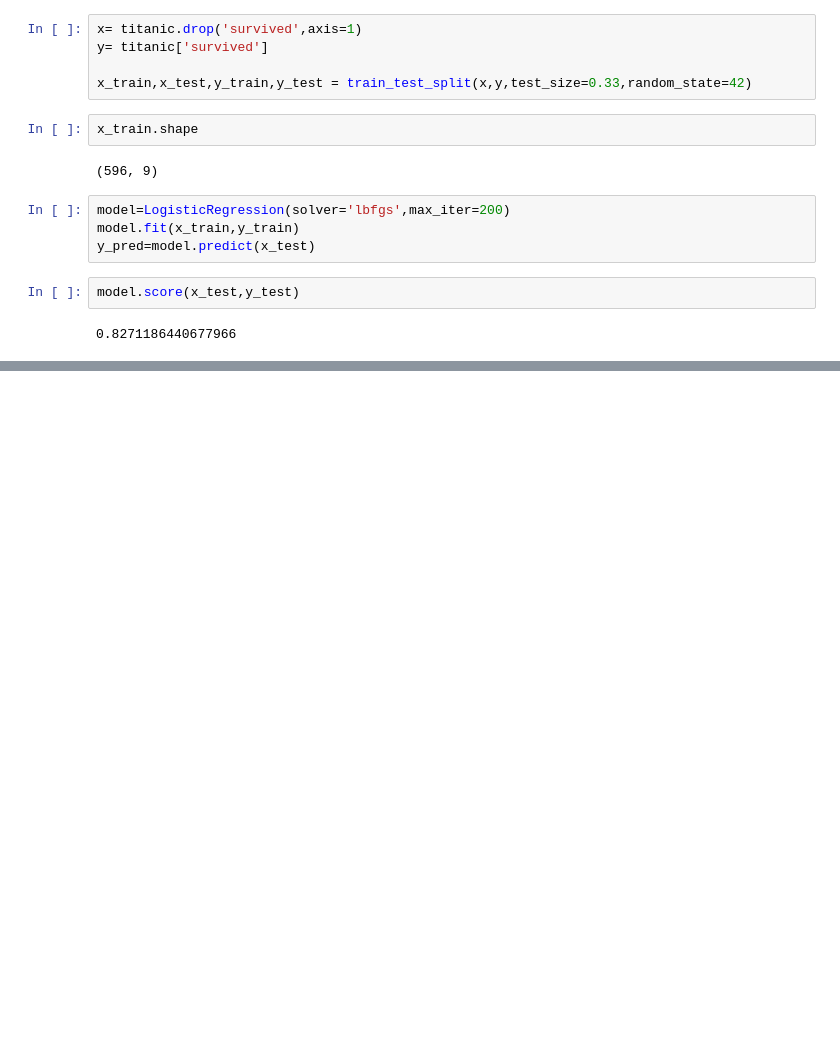
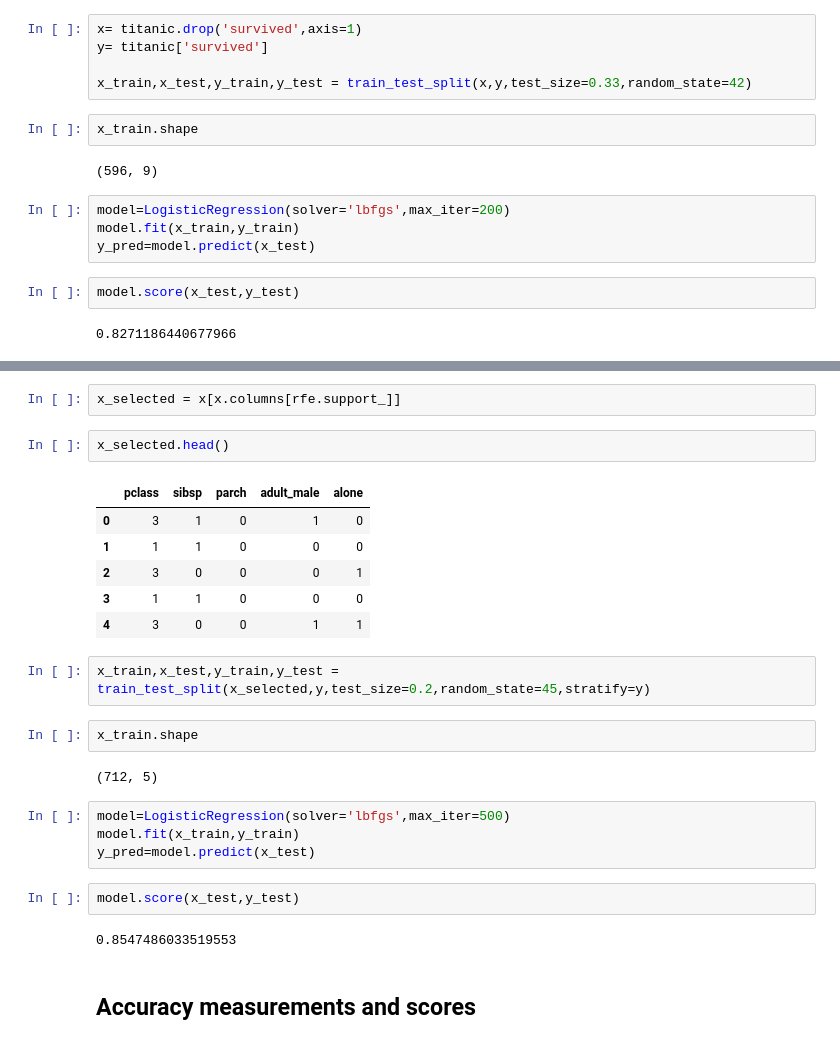
Before and after one commit to georgekj98/ML_programs, a Jupyter notebook: Logistic_regression_Titanic.ipynb, the cells around one changed output, grey strips where cells are left out. Saved outputs shown, nothing was run; the diff lists cells and outputs as text; blank space fills up the shorter version.

Commit message:
Added recursive feeature elimination and more accuracy measurements.

```diff
--- a/Logistic_regression_Titanic.ipynb
+++ b/Logistic_regression_Titanic.ipynb
@@ -284,0 +311,27 @@ model.score(x_test,y_test)
+# %%
+x_selected = x[x.columns[rfe.support_]]
+# %%
+x_selected.head()
+# %% [output]
+|  | pclass | sibsp | parch | adult_male | alone |
+| 0 | 3 | 1 | 0 | 1 | 0 |
+| 1 | 1 | 1 | 0 | 0 | 0 |
+| 2 | 3 | 0 | 0 | 0 | 1 |
+| 3 | 1 | 1 | 0 | 0 | 0 |
+| 4 | 3 | 0 | 0 | 1 | 1 |
+# %%
+x_train,x_test,y_train,y_test = train_test_split(x_selected,y,test_size=0.2,random_state=45,stratify=y)
+# %%
+x_train.shape
+# %% [output]
+(712, 5)
+# %%
+model=LogisticRegression(solver='lbfgs',max_iter=500)
+model.fit(x_train,y_train)
+y_pred=model.predict(x_test)
+# %%
+model.score(x_test,y_test)
+# %% [output]
+0.8547486033519553
+# %% [markdown]
+## Accuracy measurements and scores
```
Also changed, not shown: parts of 11 cells of this notebook.
